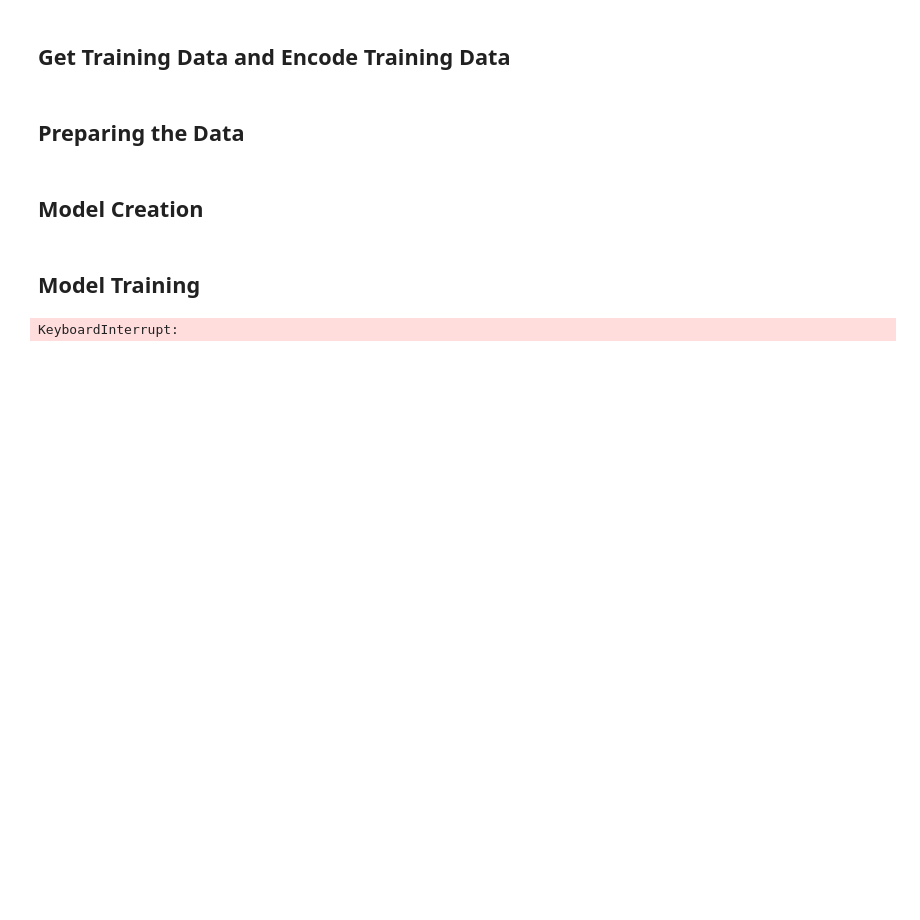
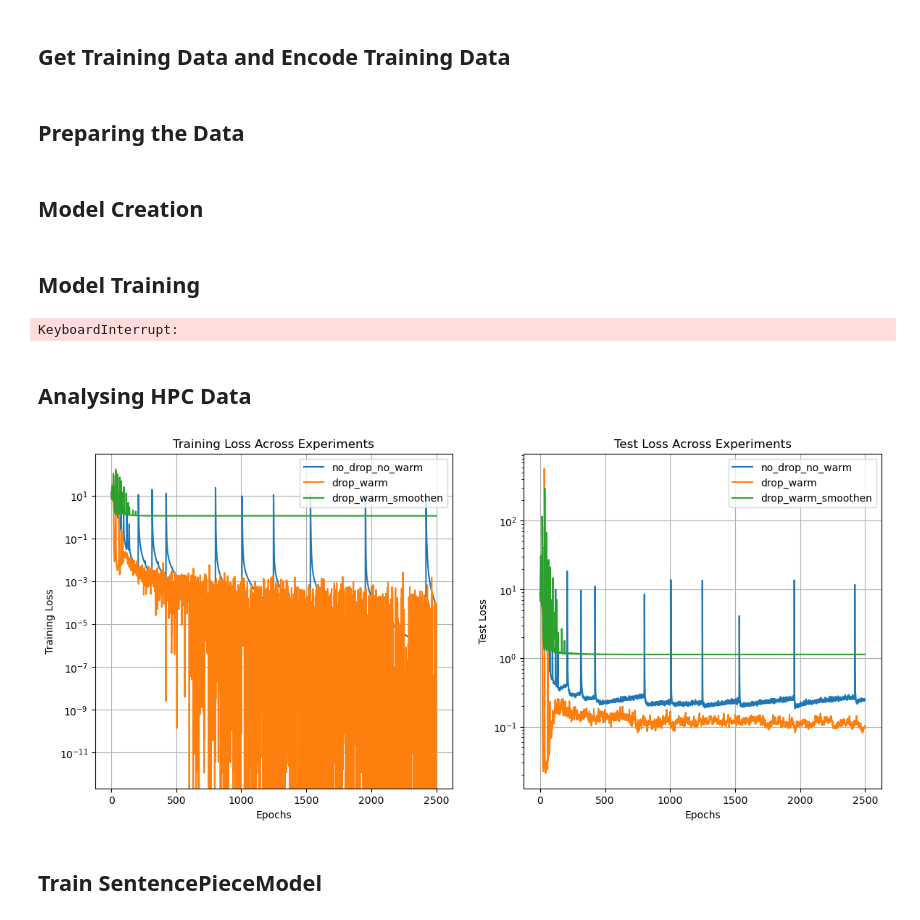
Before and after one commit to SharmaLlama/dl-from-scratch, a Jupyter notebook: notebooks/transformer.ipynb, the cells around one changed output. Drawn from its saved outputs; the diff is of its cells as text; code cells hidden in the pictures; blank space fills up the shorter version.

Commit message:
sentencePiece

```diff
--- a/notebooks/transformer.ipynb
+++ b/notebooks/transformer.ipynb
@@ -255,3 +255,54 @@ for epoch in range(config['NUM_EPOCHS']):
           }, model_filename)
 # %% [output]
 KeyboardInterrupt:
+# %% [markdown]
+## Analysing HPC Data
+# %%
+base_path = Path("../papers/Attention Is All You Need/experiments")
+exp_2 = "drop_warm"
+exp_3 = "drop_warm_smoothen"
+exp_1 = "no_drop_no_warm"
+# %%
+train_losses = {}
+test_losses = {}
+sentences = {}
+
+for exp in [exp_1, exp_2, exp_3]:
+    with open(base_path / f"{exp}_sentences.pkl", "rb") as f:
+        sentences[exp] = pickle.load(f)
+
+    with open(base_path / f"{exp}_train_loss.pkl", "rb") as f:
+        train_losses[exp] = pickle.load(f)
+
+    with open(base_path / f"{exp}_test_loss.pkl", "rb") as f:
+        test_losses[exp] = pickle.load(f)
+# %%
+import matplotlib.pyplot as plt
+
+fig, axes = plt.subplots(1, 2, figsize=(14, 6))
+
+# Plot training losses
+for exp_name, losses in train_losses.items():
+    axes[0].plot(losses, label=exp_name)
+axes[0].set_title("Training Loss Across Experiments")
+axes[0].set_xlabel("Epochs")
+axes[0].set_ylabel("Training Loss")
+axes[0].legend()
+axes[0].set_yscale("log")
+axes[0].grid(True)
+
+# Plot test losses
+for exp_name, losses in test_losses.items():
+    axes[1].plot(losses, label=exp_name)
+axes[1].set_title("Test Loss Across Experiments")
+axes[1].set_xlabel("Epochs")
+axes[1].set_ylabel("Test Loss")
+axes[1].legend()
+axes[1].set_yscale("log")
+axes[1].grid(True)
+
+# Show the plots
+# %% [output]
+[figure, added]
+# %% [markdown]
+## Train SentencePieceModel
```
Also changed, not shown: parts of 3 cells of this notebook, 13 other files.
